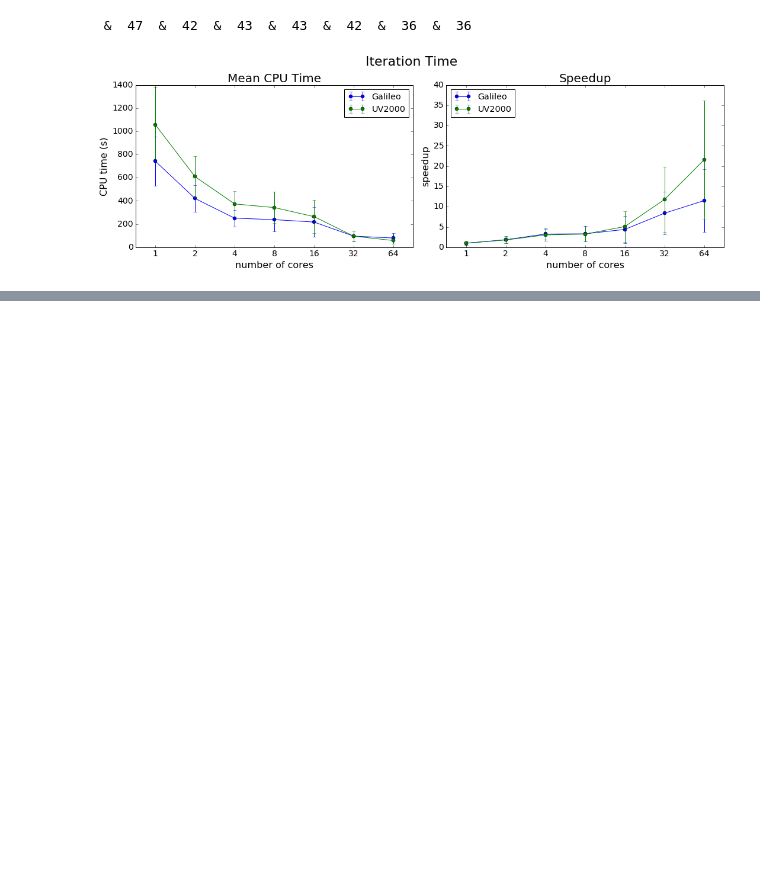
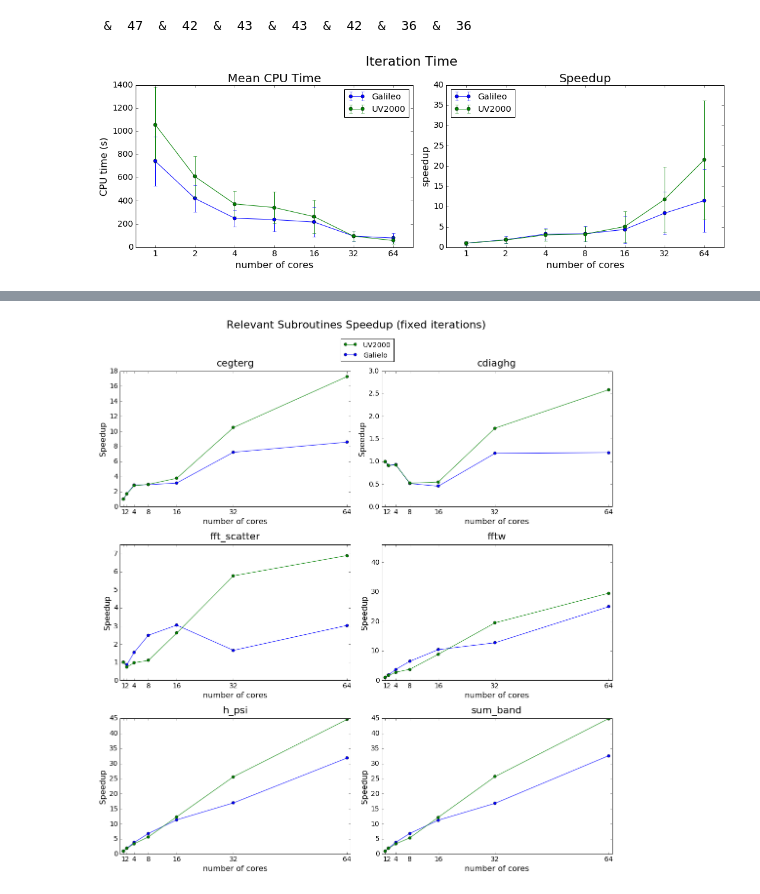
Before and after one commit to gioruffa/qetools, a Jupyter notebook: plotter.ipynb, the cells around one changed output, grey strips where cells are left out. Drawn from its saved outputs; the diff is of its cells as text; code cells hidden in the pictures; blank space fills up the shorter version.

```diff
--- a/plotter.ipynb
+++ b/plotter.ipynb
@@ -2076 +2148,50 @@ plt.ylim(0,22)
+# %%
+#
+# TESI
+#
+
+fig ,axes = plt.subplots(3,2)
+fig.set_size_inches(15,15)
+fig.suptitle("Relevant Subroutines Speedup (fixed iterations)",y=1.06)
+
+cinTioF.plotFunction(legend=False,functions=['cegterg'],speedup=True,figure=fig,axes=axes[0,0],labels=['Galileo'])
+tioSgiF.plotFunction(legend=False,functions=['cegterg'],speedup=True,figure=fig,axes=axes[0,0],labels=['UV2000'])
+axes[0,0].set_title("cegterg")
+
+
+cinTioF.plotFunction(legend=False,functions=['cdiaghg'],speedup=True,figure=fig,axes=axes[0,1],labels=['Galileo'])
+tioSgiF.plotFunction(legend=False,functions=['cdiaghg'],speedup=True,figure=fig,axes=axes[0,1],labels=['UV2000'])
+axes[0,1].set_title("cdiaghg")
+axes[0,1].set_ylim(0)
+
+cinTioF.plotFunction(legend=False,functions=['fft_scatter'],speedup=True,figure=fig,axes=axes[1,0],labels=['Galileo'])
+tioSgiF.plotFunction(legend=False,functions=['fft_scatter'],speedup=True,figure=fig,axes=axes[1,0],labels=['UV2000'])
+axes[1,0].set_ylim(0,7.5)
+axes[1,0].set_title("fft_scatter")
+
+cinTioF.plotFunction(legend=False,functions=['fftw'],speedup=True,figure=fig,axes=axes[1,1],labels=['Galileo'])
+tioSgiF.plotFunction(legend=False,functions=['fftw'],speedup=True,figure=fig,axes=axes[1,1],labels=['UV2000'])
+axes[1,1].set_ylim(0,31)
+axes[1,1].set_title("fftw")
+
+cinTioF.plotFunction(legend=False,functions=['h_psi'],speedup=True,figure=fig,axes=axes[2,0],labels=['Galileo'])
+tioSgiF.plotFunction(legend=False,functions=['h_psi'],speedup=True,figure=fig,axes=axes[2,0],labels=['UV2000'])
+axes[1,1].set_ylim(0,46)
+axes[2,0].set_title("h_psi")
+
+cinTioF.plotFunction(legend=False,functions=['sum_band'],speedup=True,figure=fig,axes=axes[2,1],labels=['Galileo'])
+tioSgiF.plotFunction(legend=False,functions=['sum_band'],speedup=True,figure=fig,axes=axes[2,1],labels=['UV2000'])
+axes[1,1].set_ylim(0,46)
+axes[2,1].set_title('sum_band')
+
+for ax in itertools.chain.from_iterable(axes) :
+    ax.set_xlabel('number of cores')
+    ax.set_title(ax.get_title(),y=1.02)
+
+plt.figlegend(reversed(axes[0,0].get_lines()),reversed(['Galielo','UV2000']),(0.47,0.92))
+fig.tight_layout()
+
+fig.savefig('/tmp/arch_subroutines.pdf',bbox_inches='tight')
+# %% [output]
+[figure, added]
 # %%
```
Also changed, not shown: parts of 6 cells of this notebook.
